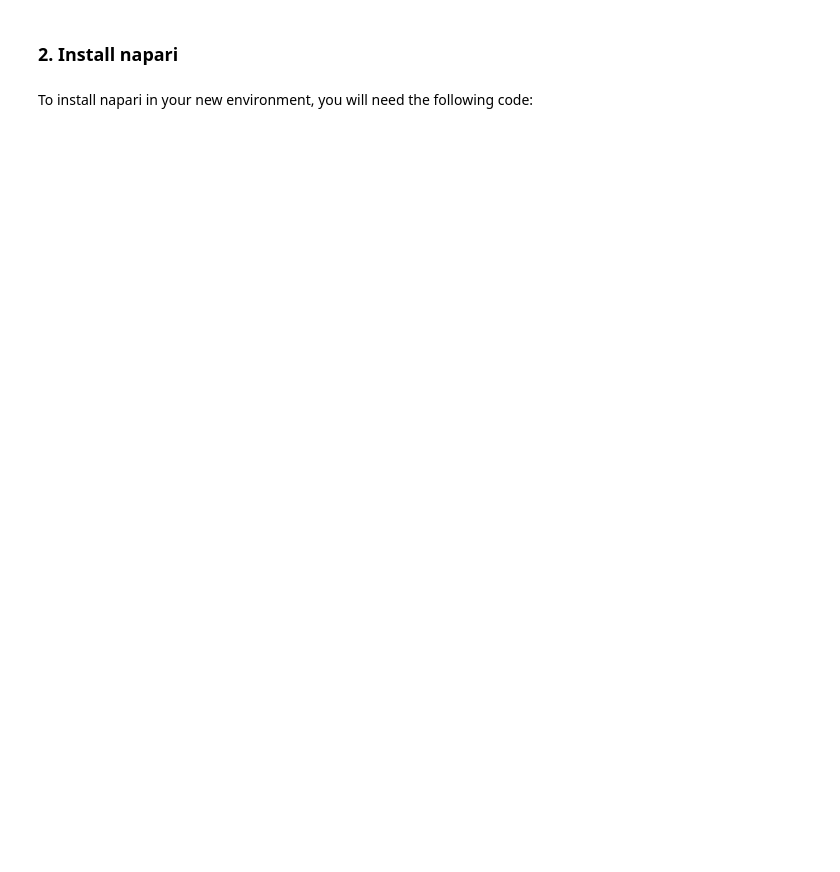
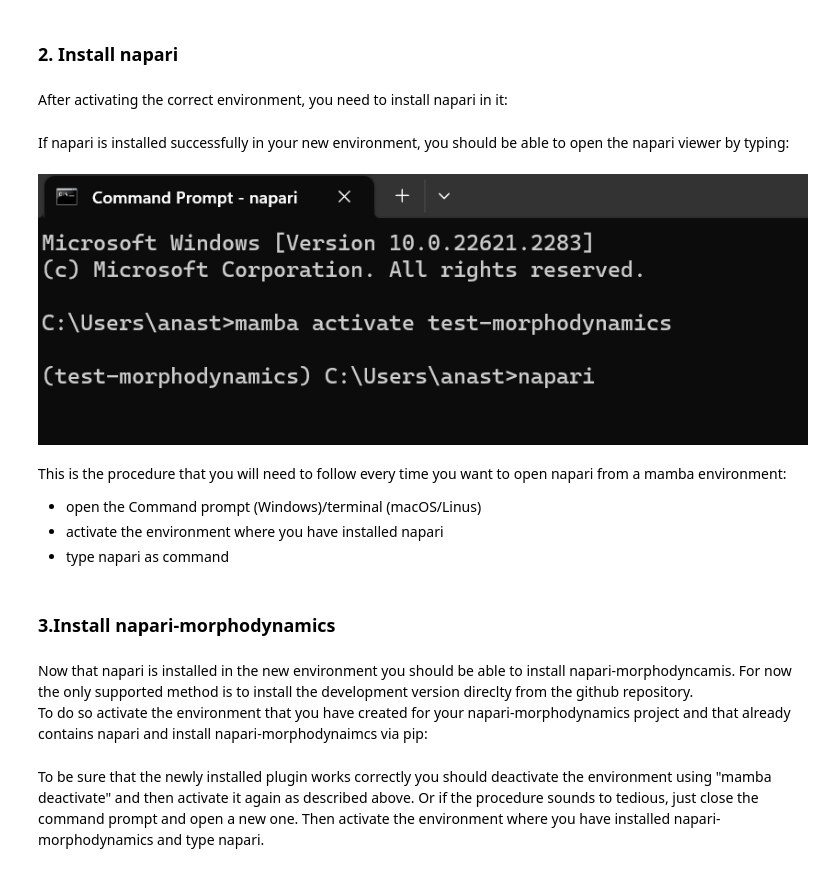
Before and after one commit to guiwitz/napari-morphodynamics, a Jupyter notebook: book/installation.ipynb, the cells around one changed output. Cells and saved outputs as stored; diff of their text form; code cells hidden in the pictures; blank space fills up the shorter version.

```diff
--- a/book/installation.ipynb
+++ b/book/installation.ipynb
@@ -49,4 +61,4 @@ Now you see that you have entered the new environment that you have created. All
 # %% [markdown]
 ### 2. Install napari
-# %% [markdown]
-To install napari in your new environment, you will need the following code:
+# %% [markdown]
+After activating the correct environment, you need to install napari in it:
@@ -52,0 +67,2 @@ To install napari in your new environment, you will need the following code:
+# %% [markdown]
+If napari is installed successfully in your new environment, you should be able to open the napari viewer by typing:
@@ -52,0 +71,14 @@ To install napari in your new environment, you will need the following code:
+# %%
+Image('images/open_napari.png')
+# %% [output]
+[figure, added]
+# %% [markdown]
+This is the procedure that you will need to follow every time you want to open napari from a mamba environment:
+- open the Command prompt (Windows)/terminal (macOS/Linus)
+- activate the environment where you have installed napari
+- type napari as command
+# %% [markdown]
+### 3.Install napari-morphodynamics
+# %% [markdown]
+Now that napari is installed in the new environment you should be able to install napari-morphodyncamis. For now the only supported method is to install the development version direclty from the github repository.<br>
+To do so activate the environment that you have created for your napari-morphodynamics project and that already contains napari and install napari-morphodynaimcs via pip:
@@ -52,0 +87,2 @@ To install napari in your new environment, you will need the following code:
+# %% [markdown]
+To be sure that the newly installed plugin works correctly you should deactivate the environment using "mamba deactivate" and then activate it again as described above. Or if the procedure sounds to tedious, just close the command prompt and open a new one. Then activate the environment where you have installed napari-morphodynamics and type napari.
```
Also changed, not shown: parts of 14 cells of this notebook, 21 other files.
